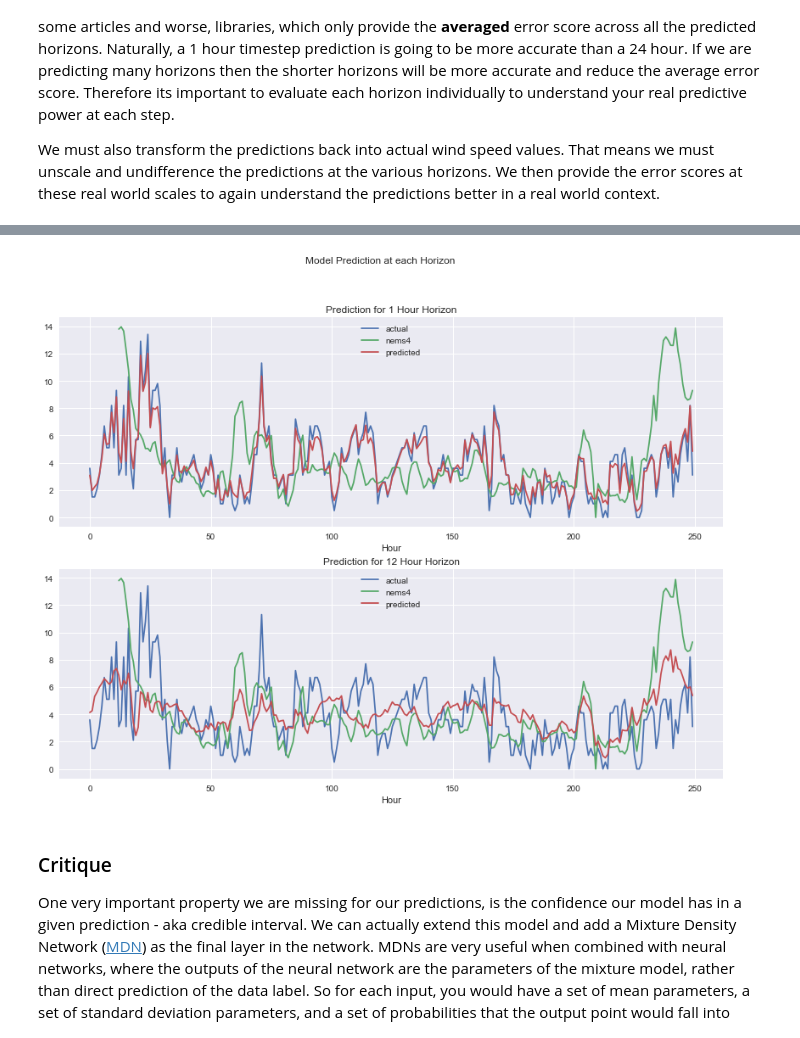
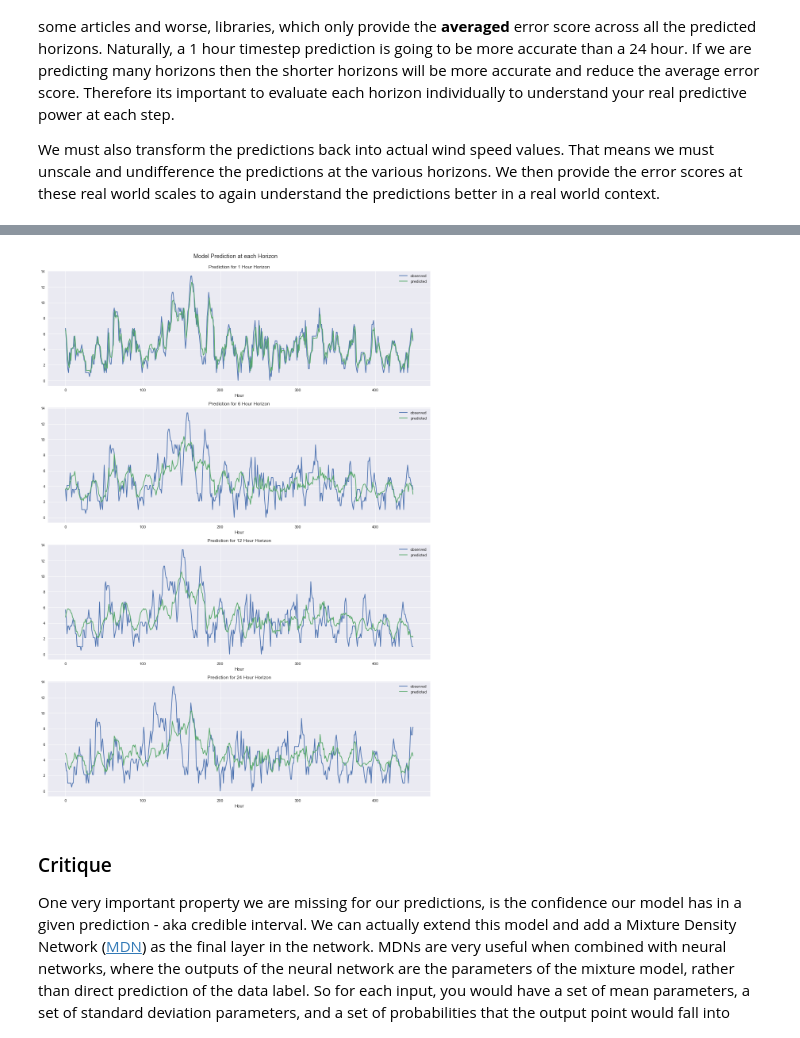
Before and after one commit to willfleury/wind-forecasting, a Jupyter notebook: Blog - Pipeline.ipynb, the cells around one changed output, grey strips where cells are left out. Saved outputs shown, nothing was run; the diff lists cells and outputs as text; code cells hidden in the pictures.

```diff
--- a/Blog - Pipeline.ipynb
+++ b/Blog - Pipeline.ipynb
@@ -338,5 +342,5 @@ X_train, y_train, X_test, y_test, row_split = prepare_test_train(
     feature_cols,
     prediction_cols,
     sequence_length,
-    split_percent = 0.8)
+    split_percent = 0.9)
 # %% [output]
@@ -421,7 +425,7 @@ def build_model(layers):
 
     model.add(Dense(layers[4], activation="linear"))
 
-    model.compile(loss="mse", optimizer=RMSprop)
+    model.compile(loss="mse", optimizer='rmsprop')
 
     print(model.summary())
 
@@ -472,8 +478,8 @@ model, predicted, history = run_network(
     X_train,
     y_train,
     X_test,
-    layers=[X_train.shape[2], 60, 60, 60, y_train.shape[1]],
-    epochs=4)
+    layers=[X_train.shape[2], 15, 10, 15, y_train.shape[1]],
+    epochs=10)
 # %% [output]
 _________________________________________________________________
 Layer (type)                 Output Shape              Param #
@@ -525,14 +546,9 @@ predicted_signal = invert_all_prediction_differences(
     inverse_scale,
     features['wind_speed'][sequence_offset+row_split:])
 
-print("Original Signal MAE is {:.3}".format(
-        mean_absolute_error(
-            features[features.filter(regex='prediction').columns][sequence_offset+row_split:],
-            predicted_signal)))
-
 for i, horizon in enumerate(horizons):
     print("Original Signal MAE for horizon {} is {:.3}".format(horizon,
         mean_absolute_error(
-            features['prediction_' + str(horizon)][sequence_offset+row_split:],
-            predicted_signal[:,i])))
+            features['wind_speed'][sequence_offset+row_split+horizon:],
+            predicted_signal[:-horizon,i])))
 # %% [output]
@@ -546,27 +565,28 @@ Finally, we should visualise the predicted wind speeds. We will draw a plot for
 # %%
 import matplotlib.pyplot as plt
 
 # plot comparison with observation, numerical weather model and our prediction
-plot_samples=250
+plot_samples=450
 plots = len(horizons)
-
-real_signal = features['wind_speed'][sequence_offset+row_split:].values
-nems4_predicted_signal = features['nems4_wind_speed'][sequence_offset+row_split+12:].shift(nems4_lookahead)
 
 fig = plt.figure(figsize=(14, 5 * plots))
 fig.suptitle("Model Prediction at each Horizon")
 
 for i, horizon in enumerate(horizons):
     plt.subplot(plots,1,i+1)
 
-    plt.plot(real_signal[:plot_samples], label='actual')
-    plt.plot(nems4_predicted_signal.values[:plot_samples], label='nems4')
-    plt.plot(predicted_signal[:plot_samples, i], label='predicted')
+    real_signal = features['wind_speed'][sequence_offset+row_split+horizon:].values
+
+    plt.plot(real_signal[:plot_samples], label='observed')
+    plt.plot(predicted_signal[:plot_samples+horizon, i][:-horizon], label='predicted')
     plt.title("Prediction for {} Hour Horizon".format(horizon))
     plt.xlabel("Hour")
     plt.legend()
+
+fig.tight_layout()
+plt.subplots_adjust(top=0.95)
 # %% [output]
-[figure, old version]
+[figure, new version]
 # %% [markdown]
 ### Critique
 
```
Also changed, not shown: parts of 16 cells of this notebook.
